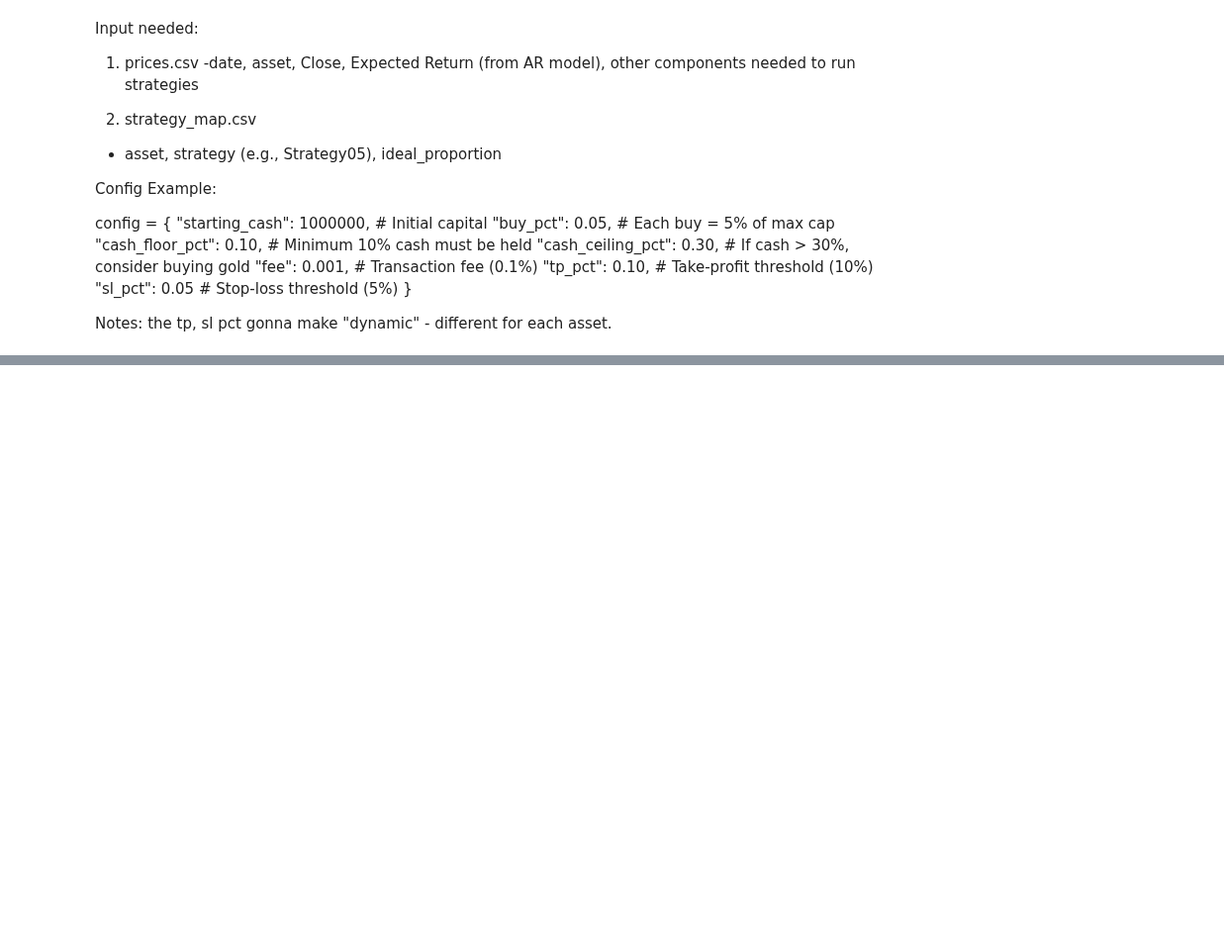
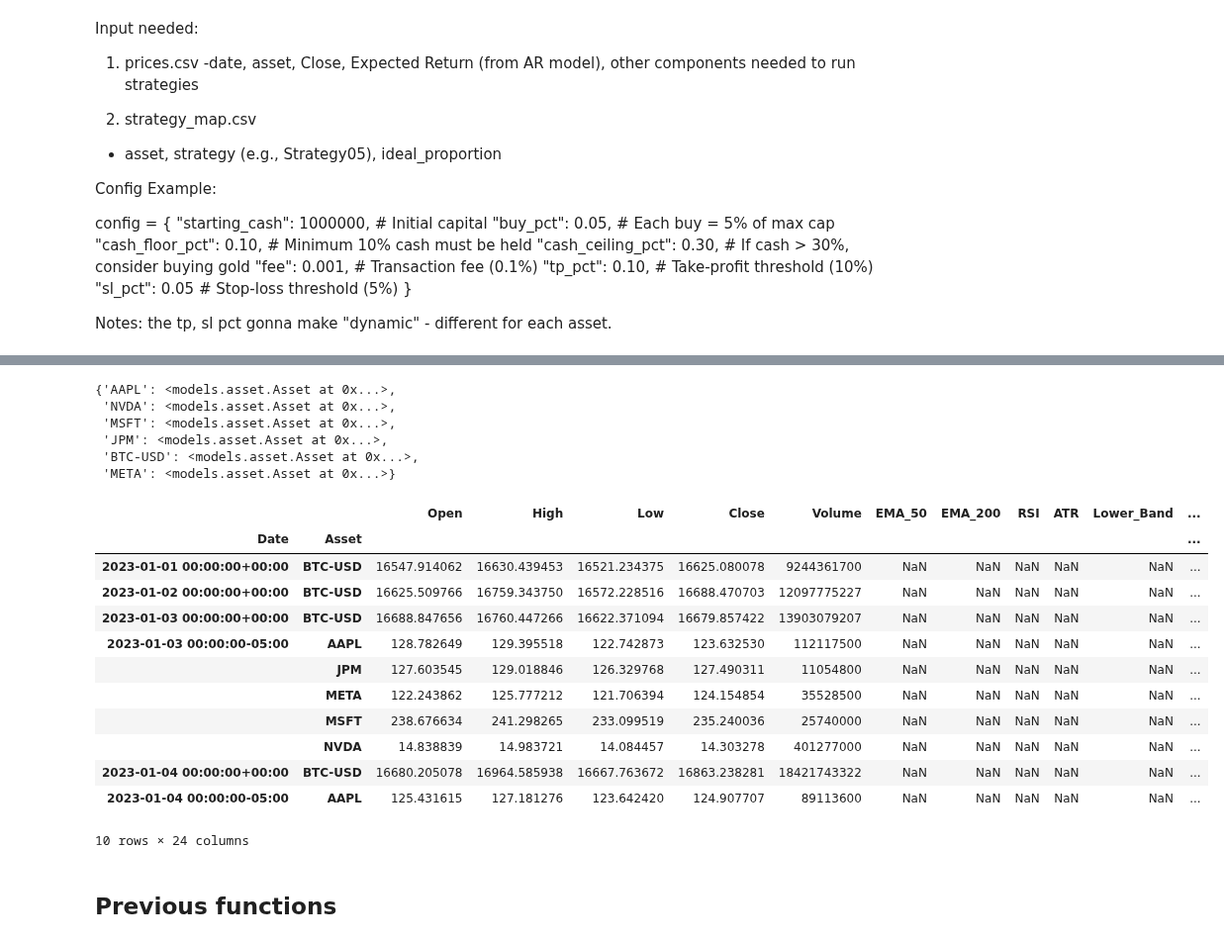
Before and after one commit to shaeanneeu/cryptoto, a Jupyter notebook: notebooks/autotrade_mechanism.ipynb, the cells around one changed output, grey strips where cells are left out. Shown at 99% size. Saved outputs shown, nothing was run; the diff lists cells and outputs as text; code cells hidden in the pictures; blank space fills up the shorter version.

Commit message:
modified autotrade file, second function has not been tested yet

```diff
--- a/notebooks/autotrade_mechanism.ipynb
+++ b/notebooks/autotrade_mechanism.ipynb
@@ -25,0 +75,53 @@ Notes: the tp, sl pct gonna make "dynamic" - different for each asset.
+# %%
+portfolio = Portfolio(tickers=strategy_map.index, start="2023-01-01", end="2024-12-31")
+portfolio.get_assets()
+# %% [output]
+{'AAPL': <models.asset.Asset at 0x...>,
+ 'NVDA': <models.asset.Asset at 0x...>,
+ 'MSFT': <models.asset.Asset at 0x...>,
+ 'JPM': <models.asset.Asset at 0x...>,
+ 'BTC-USD': <models.asset.Asset at 0x...>,
+ 'META': <models.asset.Asset at 0x...>}
+# %%
+def load_data_and_apply_strategies(portfolio, strategy_map):
+    """
+    Function takes in portfolio data (for a date range) and generates signals for HOLD, LONG, SHORT
+    """
+
+    df_list = []
+    for asset_name in strategy_map.index:
+        strat_file_name = strategy_map.loc[asset_name, "strategy"]
+        strat_class_name = filename_to_classname[strat_file_name]
+
+        # Load strategy class dynamically
+        strategy_module = importlib.import_module(f'strategies.{strat_file_name}')
+        strategy_class = getattr(strategy_module, strat_class_name)
+
+        # Apply strategy to class
+        asset = portfolio.get_asset(asset_name)
+        asset_df_with_signals = asset.apply_strategy(strategy_class)
+
+        asset_df_with_signals['Asset'] = asset_name
+        df_list.append(asset_df_with_signals.reset_index())
+
+    df_with_signals = pd.concat(df_list).set_index(['Date', 'Asset']).sort_index()
+
+    return df_with_signals
+# %%
+df_with_signals = load_data_and_apply_strategies(portfolio, strategy_map)
+# %%
+df_with_signals.head(10)
+# %% [output]
+|  |  | Open | High | Low | Close | Volume | EMA_50 | EMA_200 | RSI | ATR | Lower_Band | ... |
+| Date | Asset |  |  |  |  |  |  |  |  |  |  | ... |
+| 2023-01-01 00:00:00+00:00 | BTC-USD | 16547.914062 | 16630.439453 | 16521.234375 | 16625.080078 | 9244361700 | NaN | NaN | NaN | NaN | NaN | ... |
+| 2023-01-02 00:00:00+00:00 | BTC-USD | 16625.509766 | 16759.343750 | 16572.228516 | 16688.470703 | 12097775227 | NaN | NaN | NaN | NaN | NaN | ... |
+| 2023-01-03 00:00:00+00:00 | BTC-USD | 16688.847656 | 16760.447266 | 16622.371094 | 16679.857422 | 13903079207 | NaN | NaN | NaN | NaN | NaN | ... |
+| 2023-01-03 00:00:00-05:00 | AAPL | 128.782649 | 129.395518 | 122.742873 | 123.632530 | 112117500 | NaN | NaN | NaN | NaN | NaN | ... |
+|  | JPM | 127.603545 | 129.018846 | 126.329768 | 127.490311 | 11054800 | NaN | NaN | NaN | NaN | NaN | ... |
+|  | META | 122.243862 | 125.777212 | 121.706394 | 124.154854 | 35528500 | NaN | NaN | NaN | NaN | NaN | ... |
+|  | MSFT | 238.676634 | 241.298265 | 233.099519 | 235.240036 | 25740000 | NaN | NaN | NaN | NaN | NaN | ... |
+|  | NVDA | 14.838839 | 14.983721 | 14.084457 | 14.303278 | 401277000 | NaN | NaN | NaN | NaN | NaN | ... |
+| 2023-01-04 00:00:00+00:00 | BTC-USD | 16680.205078 | 16964.585938 | 16667.763672 | 16863.238281 | 18421743322 | NaN | NaN | NaN | NaN | NaN | ... |
+| 2023-01-04 00:00:00-05:00 | AAPL | 125.431615 | 127.181276 | 123.642420 | 124.907707 | 89113600 | NaN | NaN | NaN | NaN | NaN | ... |
+10 rows × 24 columns
@@ -26,3 +312,5 @@ Notes: the tp, sl pct gonna make "dynamic" - different for each asset.
+# %% [markdown]
+## Previous functions
 # %%
 def load_data_and_apply_strategies(price_path, strategy_map_path):
     # 1. Load price data
```
Also changed, not shown: parts of 6 cells of this notebook.
